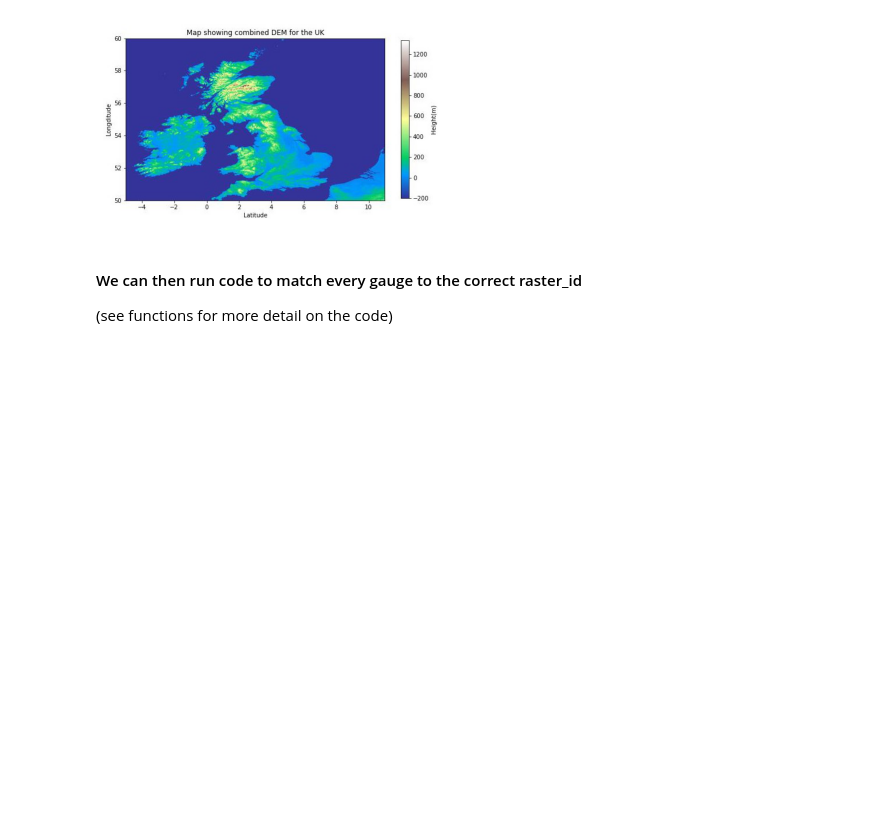
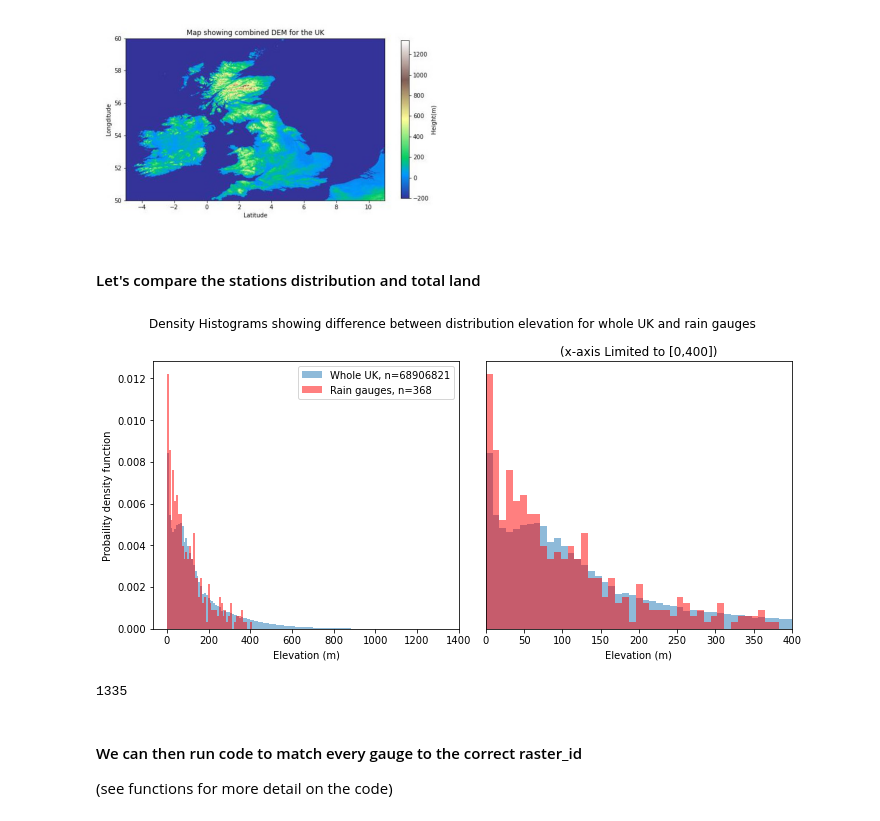
Before and after one commit to Daafip/Are-rain-gauges-in-the-right-place, a Jupyter notebook: Slope steepness from DEM/Hydroscheds DEM - repeatable different px.ipynb, the cells around one changed output. Saved outputs shown, nothing was run; the diff lists cells and outputs as text; code cells hidden in the pictures; blank space fills up the shorter version.

Commit message:
Histogram showing heigh dist,

```diff
--- a/Slope steepness from DEM/Hydroscheds DEM - repeatable different px.ipynb
+++ b/Slope steepness from DEM/Hydroscheds DEM - repeatable different px.ipynb
@@ -72,15 +72,48 @@ for filepath in UK:
 #### As a check we can combine the data and plot it
 Takes long and inefficient so lets not
 # %%
-run = False
+run = True
+plot = False
 if run:
     UK_total = rasterio.merge.merge(UK_data)
-    rasterio.plot.show(UK_total[0], transform=imported_data.transform,cmap="viridis")
+    if plot:
+        rasterio.plot.show(UK_total[0], transform=imported_data.transform,cmap="viridis")
 # Instead show image of already run data
 plt.imshow(matplotlib.image.imread("Figures/whole of UK - cropped.jpg"))
 plt.axis("off");
 # %% [output]
 [figure]
+# %% [markdown]
+#### Let's compare the stations distribution and total land
+# %%
+UK_total_1D = UK_total[0].flatten()
+UK_total_1D = UK_total_1D[UK_total_1D > -1]
+
+title = "Density Histograms showing difference between distribution elevation for whole UK and rain gauges"
+fig, ax = plt.subplots(1,2, sharey=True, tight_layout=True, figsize=(10,5))
+fig.suptitle(title)
+
+for i in [0,1]:
+    n, bins, patches = ax[i].axes.hist(UK_total_1D, bins = 150, density=True, alpha =0.5,
+                                       label=f"Whole UK, n={len(UK_total_1D)}")
+    ax[i].axes.hist(gauges.station_el.to_list(), bins = bins, density=True, alpha =0.5,
+                    color="red",label=f"Rain gauges, n={len(gauges.station_el.to_list())}");
+    ax[i].set_xlabel("Elevation (m)")
+
+
+ax[0].legend()
+ax[0].set_ylabel("Probaility density function")
+
+ax[1].get_yaxis().set_visible(False)
+ax[1].set_title("(x-axis Limited to [0,400])")
+ax[1].set_xlim((0,400))
+ax[1].figure.savefig(f"Figures/{title}.jpg");
+# %% [output]
+[figure, added]
+# %%
+max(UK_total_1D)
+# %% [output]
+1335
 # %% [markdown]
 #### We can then run code to match every gauge to the correct raster_id
 (see functions for more detail on the code)
```
Also changed, not shown: parts of 1 cell of this notebook, 4 other files.
